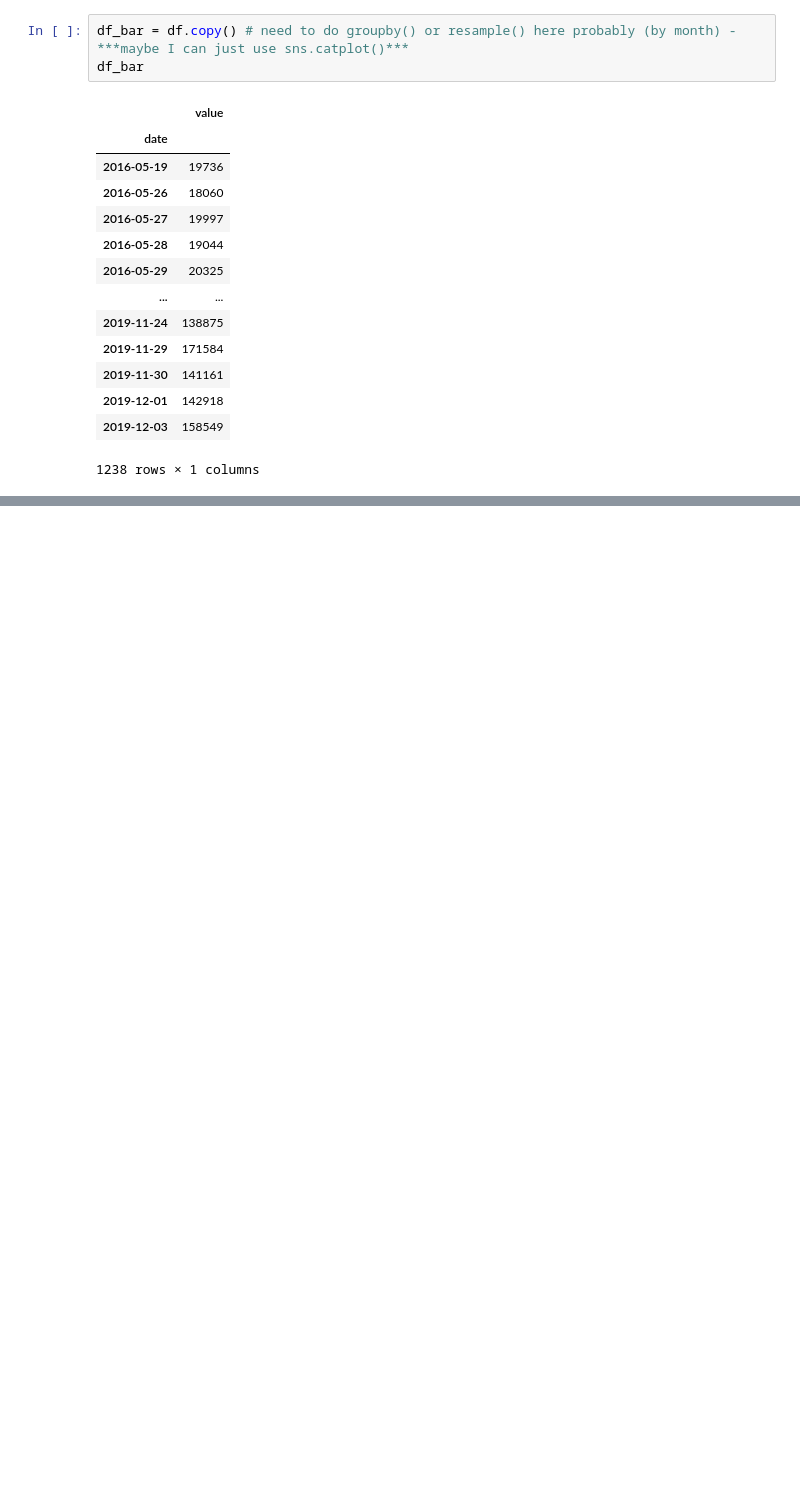
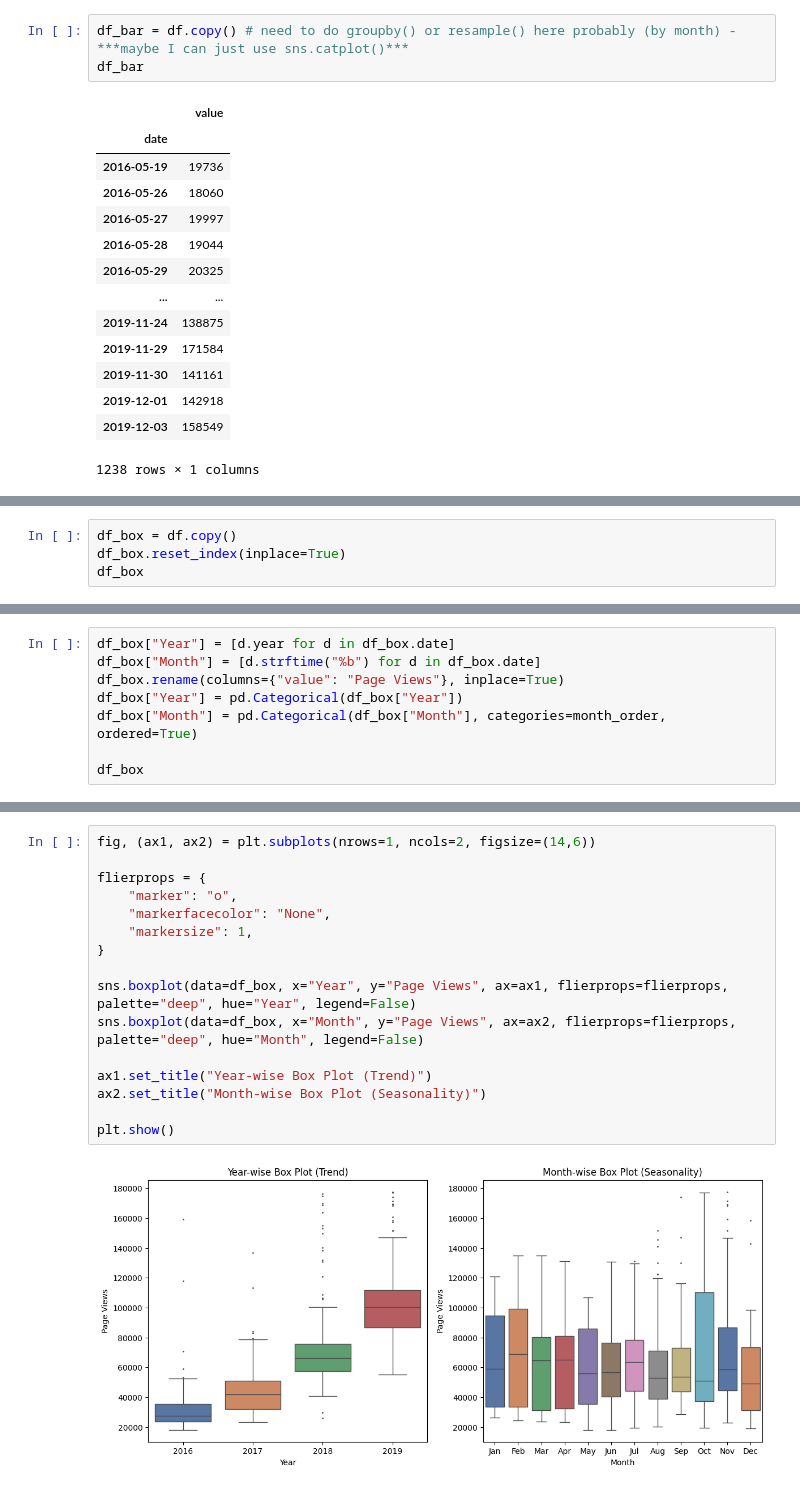
Before and after one commit to jamesra77/time_series_visualizer, a Jupyter notebook: tsv_scratch.ipynb, the cells around one changed output, grey strips where cells are left out. Drawn from its saved outputs; the diff is of its cells as text; blank space fills up the shorter version.

```diff
--- a/tsv_scratch.ipynb
+++ b/tsv_scratch.ipynb
@@ -108,0 +286,4 @@ TypeError: Axes.bar() missing 1 required positional argument: 'height'
+# %%
+df_box = df.copy()
+df_box.reset_index(inplace=True)
+df_box
@@ -108,0 +316,8 @@ TypeError: Axes.bar() missing 1 required positional argument: 'height'
+# %%
+df_box["Year"] = [d.year for d in df_box.date]
+df_box["Month"] = [d.strftime("%b") for d in df_box.date]
+df_box.rename(columns={"value": "Page Views"}, inplace=True)
+df_box["Year"] = pd.Categorical(df_box["Year"])
+df_box["Month"] = pd.Categorical(df_box["Month"], categories=month_order, ordered=True)
+
+df_box
@@ -108,0 +338,18 @@ TypeError: Axes.bar() missing 1 required positional argument: 'height'
+# %%
+fig, (ax1, ax2) = plt.subplots(nrows=1, ncols=2, figsize=(14,6))
+
+flierprops = {
+    "marker": "o",
+    "markerfacecolor": "None",
+    "markersize": 1,
+}
+
+sns.boxplot(data=df_box, x="Year", y="Page Views", ax=ax1, flierprops=flierprops, palette="deep", hue="Year", legend=False)
+sns.boxplot(data=df_box, x="Month", y="Page Views", ax=ax2, flierprops=flierprops, palette="deep", hue="Month", legend=False)
+
+ax1.set_title("Year-wise Box Plot (Trend)")
+ax2.set_title("Month-wise Box Plot (Seasonality)")
+
+plt.show()
+# %% [output]
+[figure, added]
```
Also changed, not shown: parts of 15 cells of this notebook, 5 other files.
